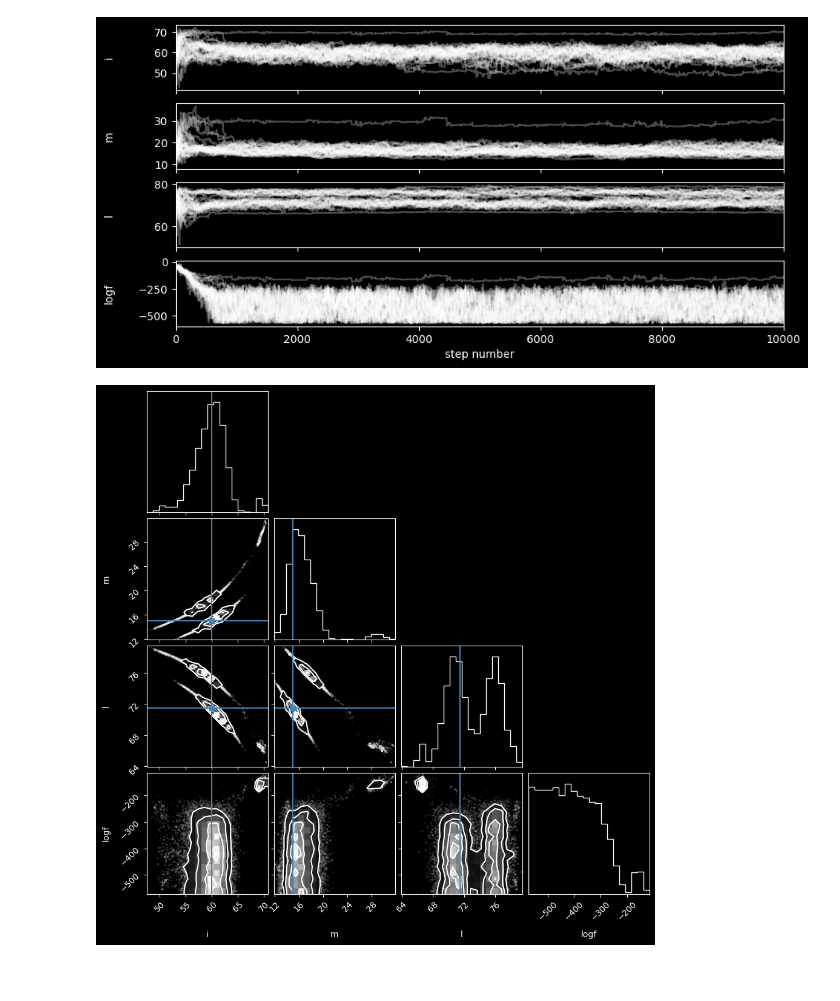
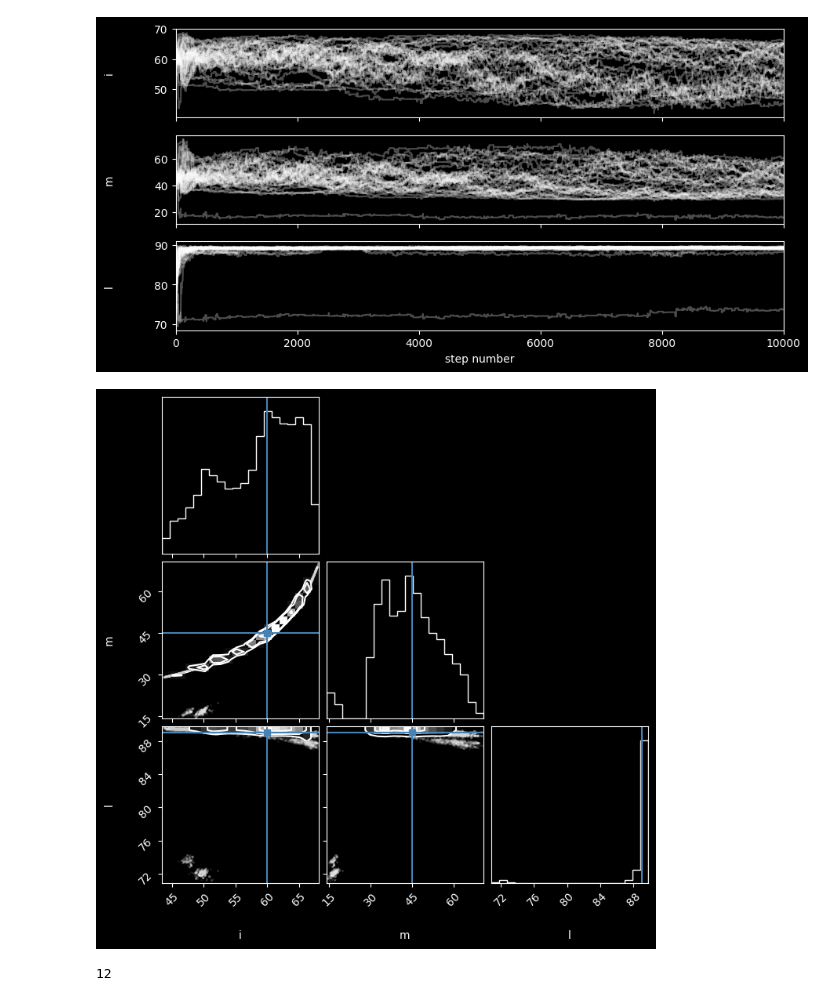
Before and after one commit to ekaterinailin/2023_10_Oblique_Ring, a Jupyter notebook: invert_full_rotation.ipynb, the cells around one changed output. Drawn from its saved outputs; the diff is of its cells as text; code cells hidden in the pictures; blank space fills up the shorter version.

```diff
--- a/invert_full_rotation.ipynb
+++ b/invert_full_rotation.ipynb
@@ -75,8 +55,8 @@ full_flux_numerical = np.zeros_like(ring.v_mids)
 for alpha in np.linspace(0, 2*np.pi, n):
     full_flux_numerical += ring.get_flux_numerically(alpha)
 
-flux_err = np.ones_like(full_flux_numerical) * 0.1
-ffa =  ffa_ - 0.05 + np.random.randn(len(ffa_)) * 0.1
+flux_err = np.ones_like(full_flux_numerical) * 0.05
+ffa =  ffa_ - 0.025 + np.random.randn(len(ffa_)) * 0.05
 full_flux_numerical /= np.max(full_flux_numerical)
 
 plt.errorbar(ring.v_mids, ffa, yerr = flux_err, label='analytical')
@@ -102,8 +82,8 @@ ring.plot_layout_sphere(ax, view="observer left")
 # %%
 def log_likelihood(theta, ffa, flux_err, v_bins, v_mids, phi, omega):
 
-    i_rot, i_mag, latitude, log_f = theta
-    ring = AuroralRing(i_rot=i_rot, i_mag=i_mag, latitude=latitude,
+    sin_i_rot, sin_i_mag, sin_latitude, log_f = theta
+    ring = AuroralRing(i_rot=np.arcsin(sin_i_rot), i_mag=np.arcsin(sin_i_mag), latitude=np.arcsin(sin_latitude),
                    width=1 * np.pi/180, Rstar=1, P_rot=1.5 * np.pi, N=60,
                    norm=11, gridsize=0, v_bins=v_bins, v_mids=v_mids,
                    phi=phi, omega=omega, convert_to_kms=convert_to_kms)
@@ -114,14 +94,14 @@ def log_likelihood(theta, ffa, flux_err, v_bins, v_mids, phi, omega):
     return -0.5 * np.sum((ffa - model) ** 2 / sigma2 + np.log(sigma2))
 # %%
 nll = lambda *args: -log_likelihood(*args)
-initial = np.array([i_rot_true, i_mag_true, latitude_true, logf_true]) + 0.01 * np.random.randn(4)
+initial = np.array([sin_i_rot_true, sin_i_mag_true, sin_latitude_true, logf_true]) + 0.01 * np.random.randn(4)
 soln = minimize(nll, initial, args=(ffa, flux_err, v_bins, v_mids, phi, omega))
 i, m, l, lf = soln.x
 
 print("Maximum likelihood estimates:")
-print("i_rot = {0:.3f}".format(i*180/np.pi))
+print("i_rot = {0:.3f}".format(np.arcsin(i)*180/np.pi))
 print("logf = {0:.3f}".format(lf))
-print("m = {0:.3f}".format(m*180/np.pi))
-print("l = {0:.3f}".format(l*180/np.pi))
+print("m = {0:.3f}".format(np.arcsin(m)*180/np.pi))
+print("l = {0:.3f}".format(np.arcsin(l)*180/np.pi))
 # %% [output]
 Maximum likelihood estimates:
@@ -132,7 +112,7 @@ l = 83.682
 # %%
 def log_prior(theta):
     i, m, l, logf = theta
-    if  0<i<np.pi/2 and 0 < m < np.pi/2 and 0 < l < np.pi/2 and -10 < logf < 1:
+    if  0<i<1 and 0 < m < 1 and 0 < l < 1 and -10 < logf < 1:
         return 0.0
     return -np.inf
 
@@ -160,23 +138,23 @@ KeyboardInterrupt:
 # %%
-fig, axes = plt.subplots(4, figsize=(10, 5), sharex=True)
+fig, axes = plt.subplots(3, figsize=(10, 5), sharex=True)
 samples = sampler.get_chain()
-labels = ["i", "m", "l", "logf"]
+labels = ["i", "m", "l"]
 
-for i in range(ndim):
+for i in range(ndim-1):
     ax = axes[i]
-    ax.plot(samples[:, :, i]*180/np.pi, "w", alpha=0.3)
+    ax.plot(np.arcsin(samples[:, :, i])*180/np.pi, "w", alpha=0.3)
     ax.set_xlim(0, len(samples))
     ax.set_ylabel(labels[i])
     ax.yaxis.set_label_coords(-0.1, 0.5)
 
 axes[-1].set_xlabel("step number");
 # %% [output]
-[figure, old version]
+[figure, new version]
 # %%
-flat_samples = sampler.get_chain(discard=400, thin=15, flat=True)
+flat_samples = sampler.get_chain(discard=400, thin=15, flat=True)[:,:-1]
 
-
-fig = corner.corner(
-    flat_samples*180/np.pi, labels=labels, truths=np.array([i_rot_true, i_mag_true, latitude_true, logf_true])*180/np.pi);
+fs = np.arcsin(flat_samples)*180/np.pi
+# fs = flat_samples
+fig = corner.corner(fs, labels=labels, truths=np.arcsin(np.array([sin_i_rot_true, sin_i_mag_true, sin_latitude_true]))* 180 /np.pi);
 # %% [output]
-[figure, old version]
+[figure, new version]
@@ -182,0 +165,4 @@ fig = corner.corner(
+# %%
+num_workers
+# %% [output]
+12
```
Also changed, not shown: parts of 7 cells of this notebook, 4 other files.
